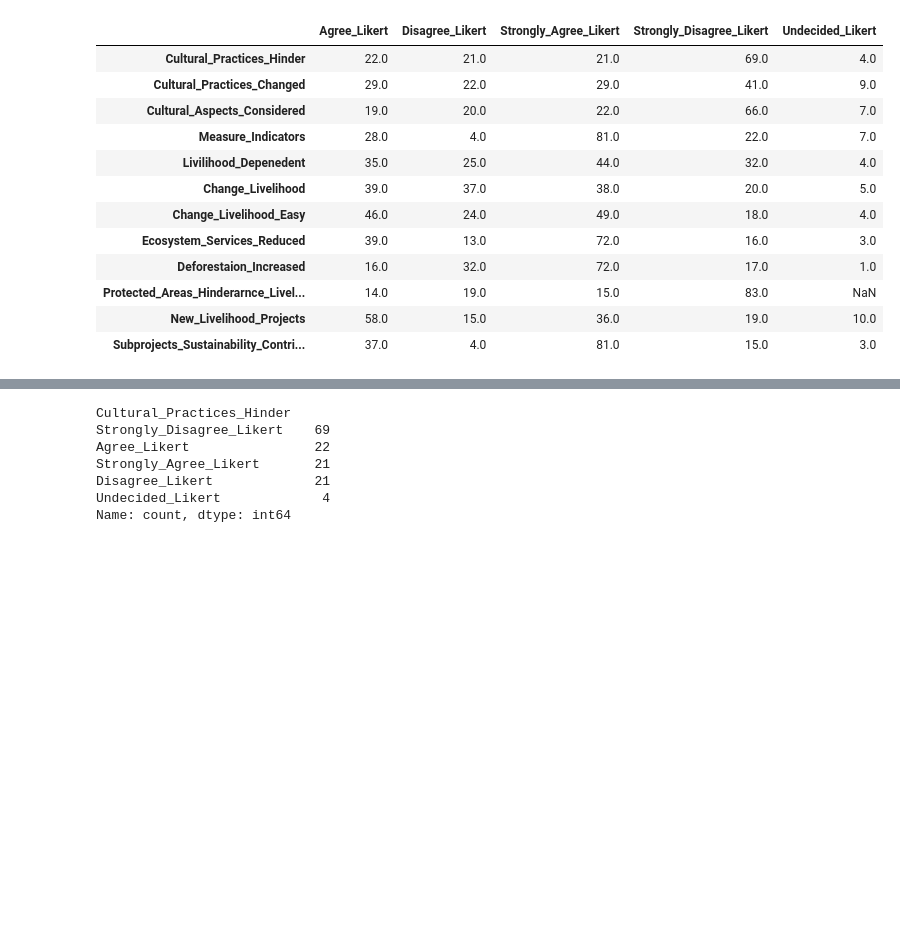
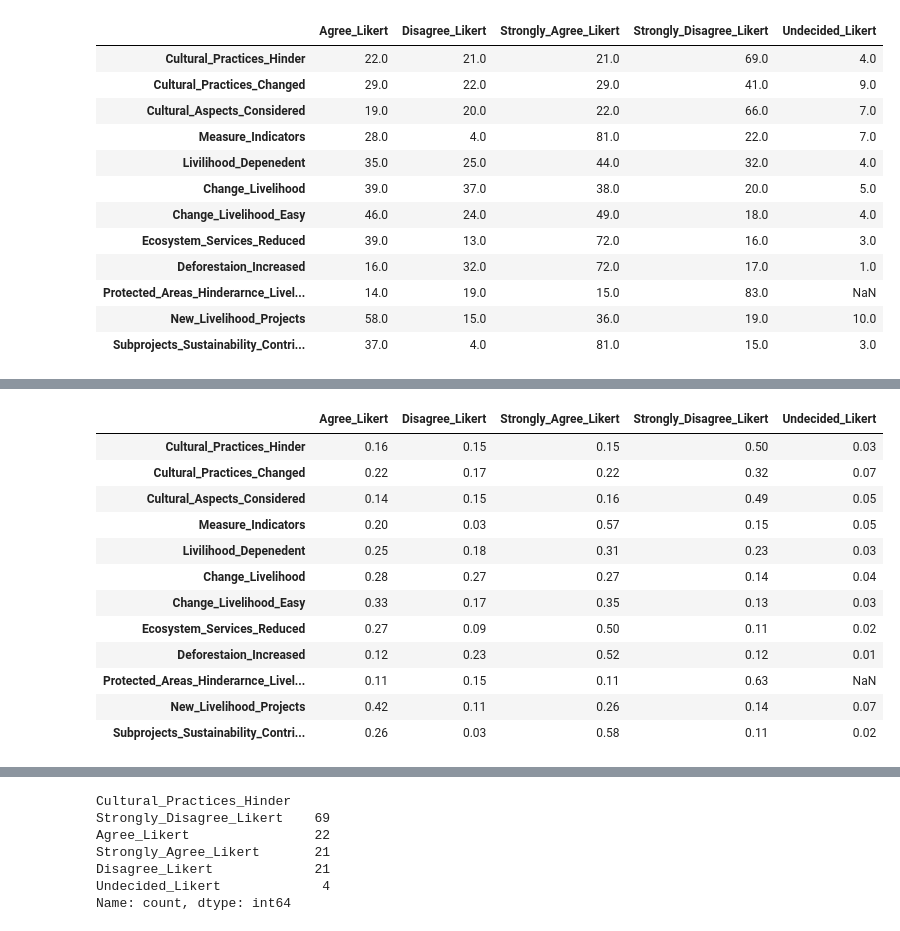
Before and after one commit to NathanNamamata/DataAnalysis, a Jupyter notebook: Data_Analysis.ipynb, the cells around one changed output, grey strips where cells are left out. Saved outputs shown, nothing was run; the diff lists cells and outputs as text; code cells hidden in the pictures; blank space fills up the shorter version.

```diff
--- a/Data_Analysis.ipynb
+++ b/Data_Analysis.ipynb
@@ -445,0 +478,16 @@ plot_likert.plot_counts(all_counts1, plot_likert.scales.agree);
+# %%
+all_counts4
+# %% [output]
+|  | Agree_Likert | Disagree_Likert | Strongly_Agree_Likert | Strongly_Disagree_Likert | Undecided_Likert |
+| Cultural_Practices_Hinder | 0.16 | 0.15 | 0.15 | 0.50 | 0.03 |
+| Cultural_Practices_Changed | 0.22 | 0.17 | 0.22 | 0.32 | 0.07 |
+| Cultural_Aspects_Considered | 0.14 | 0.15 | 0.16 | 0.49 | 0.05 |
+| Measure_Indicators | 0.20 | 0.03 | 0.57 | 0.15 | 0.05 |
+| Livilihood_Depenedent | 0.25 | 0.18 | 0.31 | 0.23 | 0.03 |
+| Change_Livelihood | 0.28 | 0.27 | 0.27 | 0.14 | 0.04 |
+| Change_Livelihood_Easy | 0.33 | 0.17 | 0.35 | 0.13 | 0.03 |
+| Ecosystem_Services_Reduced | 0.27 | 0.09 | 0.50 | 0.11 | 0.02 |
+| Deforestaion_Increased | 0.12 | 0.23 | 0.52 | 0.12 | 0.01 |
+| Protected_Areas_Hinderarnce_Livel... | 0.11 | 0.15 | 0.11 | 0.63 | NaN |
+| New_Livelihood_Projects | 0.42 | 0.11 | 0.26 | 0.14 | 0.07 |
+| Subprojects_Sustainability_Contri... | 0.26 | 0.03 | 0.58 | 0.11 | 0.02 |
```
Also changed, not shown: parts of 12 cells of this notebook.
